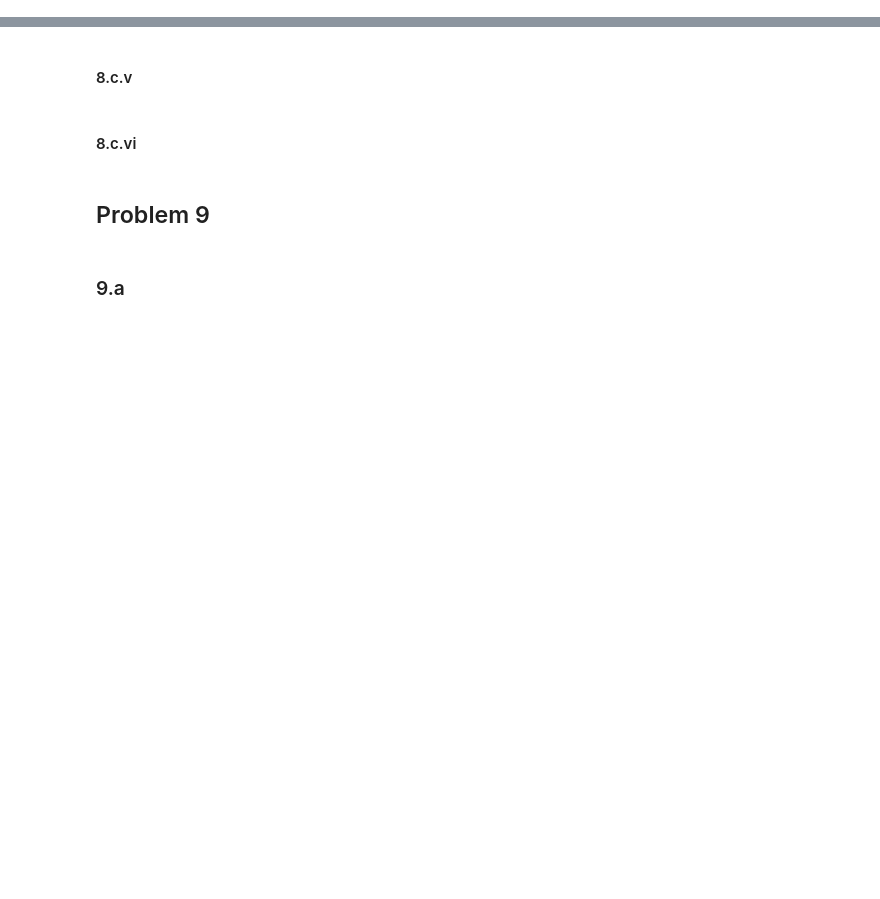
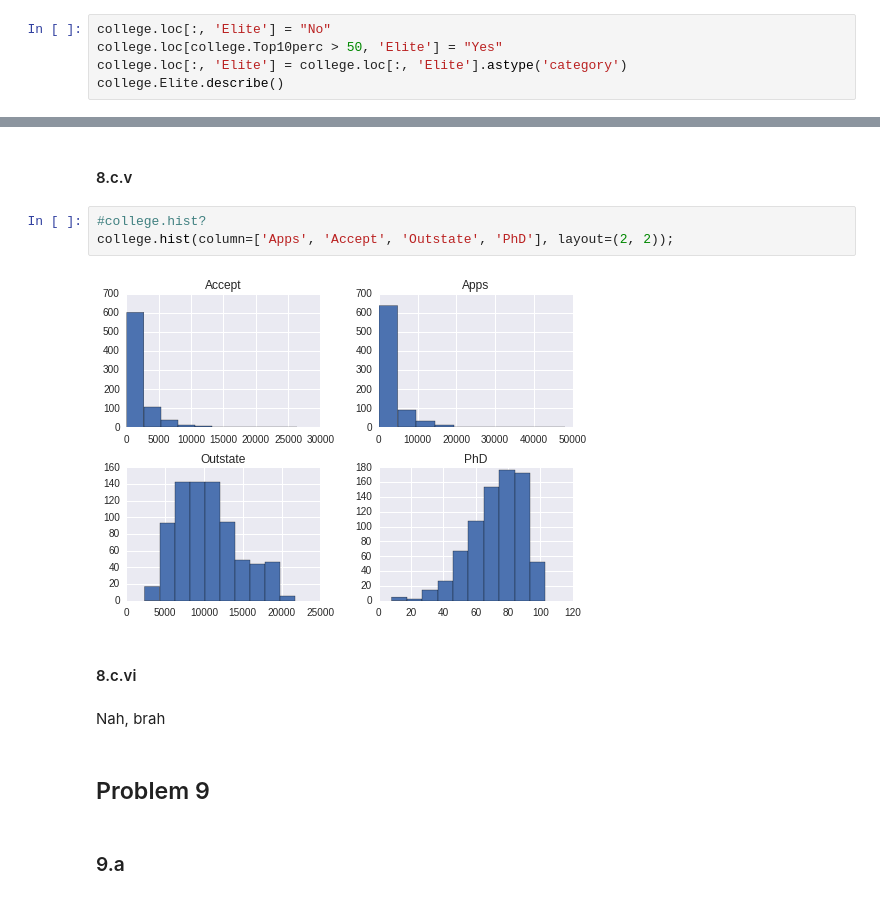
Before and after one commit to RZachLamberty/isl, a Jupyter notebook: Chapter 2/ch2applied_py.ipynb, the cells around one changed output, grey strips where cells are left out. Cells and saved outputs as stored; diff of their text form; blank space fills up the shorter version.

```diff
--- a/Chapter 2/ch2applied_py.ipynb
+++ b/Chapter 2/ch2applied_py.ipynb
@@ -109,0 +106,5 @@ college[['Private', 'Outstate']].boxplot('Outstate', by='Private')
+# %%
+college.loc[:, 'Elite'] = "No"
+college.loc[college.Top10perc > 50, 'Elite'] = "Yes"
+college.loc[:, 'Elite'] = college.loc[:, 'Elite'].astype('category')
+college.Elite.describe()
@@ -110,7 +121,14 @@ college[['Private', 'Outstate']].boxplot('Outstate', by='Private')
 # %% [markdown]
 #### 8.c.v
+# %%
+#college.hist?
+college.hist(column=['Apps', 'Accept', 'Outstate', 'PhD'], layout=(2, 2));
+# %% [output]
+[figure, added]
 # %% [markdown]
 #### 8.c.vi
+# %% [markdown]
+Nah, brah
 # %% [markdown]
 ## Problem 9
 # %% [markdown]
```
Also changed, not shown: parts of 42 cells of this notebook.
